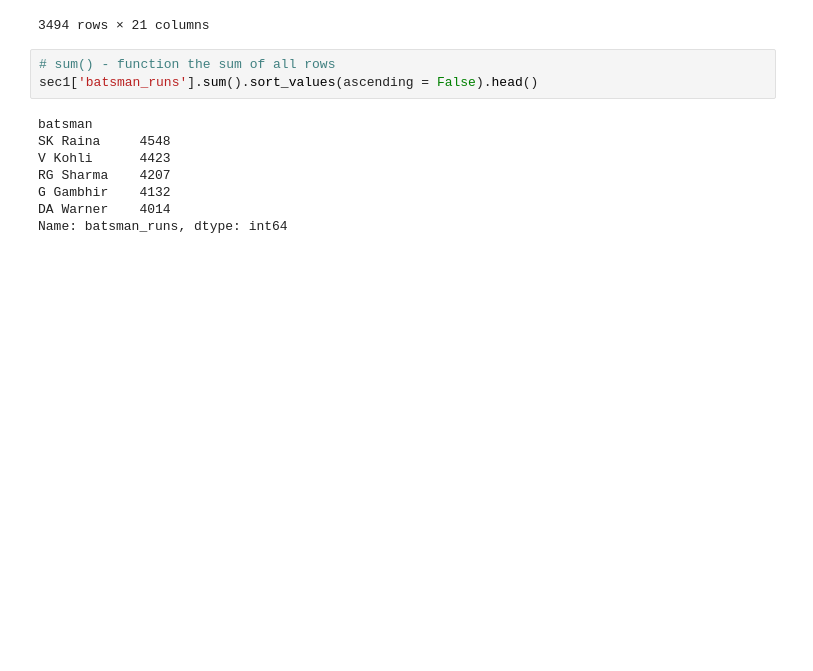
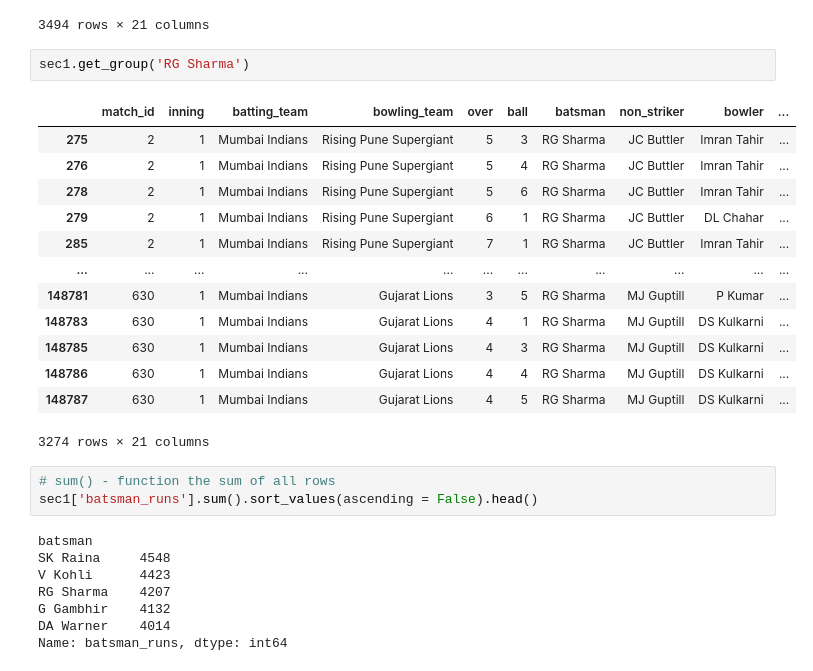
Before and after one commit to sneha280904/IPL-Trends-and-Patterns, a Jupyter notebook: IPL-analysis.ipynb, the cells around one changed output. Cells and saved outputs as stored; diff of their text form; blank space fills up the shorter version.

```diff
--- a/IPL-analysis.ipynb
+++ b/IPL-analysis.ipynb
@@ -344,6 +358,22 @@ sec1.get_group('V Kohli')
 | 150415 | 636 | 2 | Royal Challengers Bangalore | Sunrisers Hyderabad | 13 | 4 | V Kohli | AB de Villiers | BB Sran | ... |
 | 150416 | 636 | 2 | Royal Challengers Bangalore | Sunrisers Hyderabad | 13 | 5 | V Kohli | AB de Villiers | BB Sran | ... |
 3494 rows × 21 columns
+# %%
+sec1.get_group('RG Sharma')
+# %% [output]
+|  | match_id | inning | batting_team | bowling_team | over | ball | batsman | non_striker | bowler | ... |
+| 275 | 2 | 1 | Mumbai Indians | Rising Pune Supergiant | 5 | 3 | RG Sharma | JC Buttler | Imran Tahir | ... |
+| 276 | 2 | 1 | Mumbai Indians | Rising Pune Supergiant | 5 | 4 | RG Sharma | JC Buttler | Imran Tahir | ... |
+| 278 | 2 | 1 | Mumbai Indians | Rising Pune Supergiant | 5 | 6 | RG Sharma | JC Buttler | Imran Tahir | ... |
+| 279 | 2 | 1 | Mumbai Indians | Rising Pune Supergiant | 6 | 1 | RG Sharma | JC Buttler | DL Chahar | ... |
+| 285 | 2 | 1 | Mumbai Indians | Rising Pune Supergiant | 7 | 1 | RG Sharma | JC Buttler | Imran Tahir | ... |
+| ... | ... | ... | ... | ... | ... | ... | ... | ... | ... | ... |
+| 148781 | 630 | 1 | Mumbai Indians | Gujarat Lions | 3 | 5 | RG Sharma | MJ Guptill | P Kumar | ... |
+| 148783 | 630 | 1 | Mumbai Indians | Gujarat Lions | 4 | 1 | RG Sharma | MJ Guptill | DS Kulkarni | ... |
+| 148785 | 630 | 1 | Mumbai Indians | Gujarat Lions | 4 | 3 | RG Sharma | MJ Guptill | DS Kulkarni | ... |
+| 148786 | 630 | 1 | Mumbai Indians | Gujarat Lions | 4 | 4 | RG Sharma | MJ Guptill | DS Kulkarni | ... |
+| 148787 | 630 | 1 | Mumbai Indians | Gujarat Lions | 4 | 5 | RG Sharma | MJ Guptill | DS Kulkarni | ... |
+3274 rows × 21 columns
 # %%
 # sum() - function the sum of all rows
 sec1['batsman_runs'].sum().sort_values(ascending = False).head()
```
Also changed, not shown: parts of 16 cells of this notebook.
